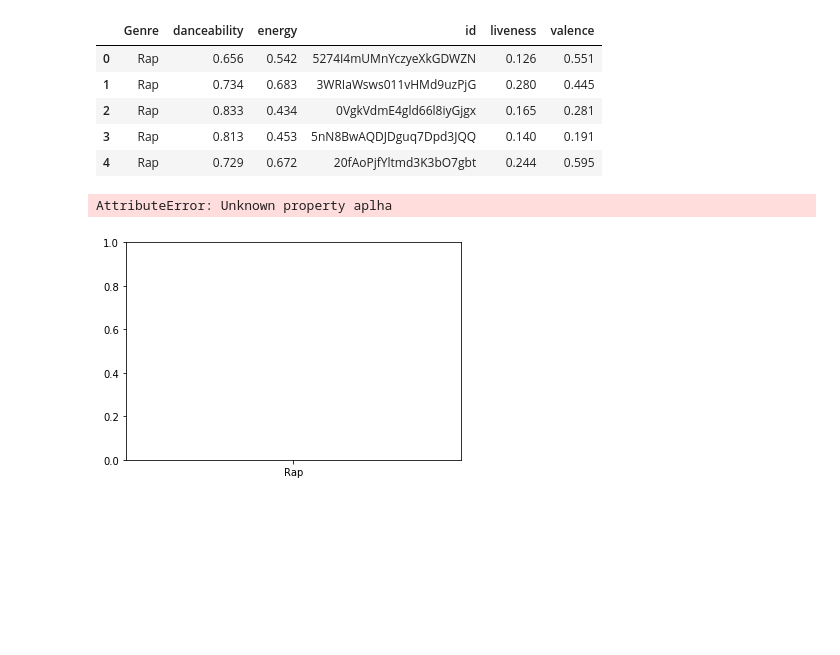
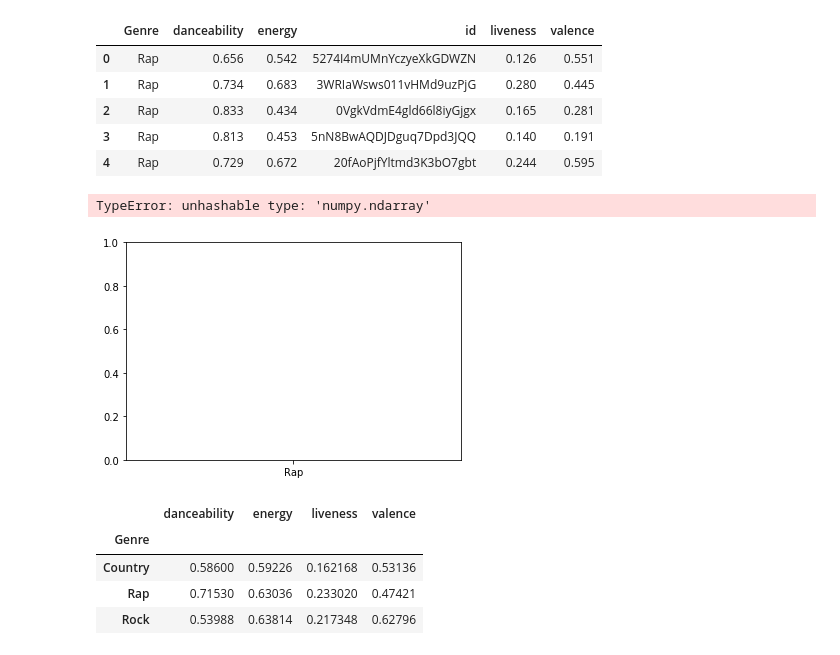
Before and after one commit to ESHORT1834/Spotify-Project, a Jupyter notebook: Merged/Team.ipynb, the cells around one changed output. Cells and saved outputs as stored; diff of their text form; code cells hidden in the pictures; blank space fills up the shorter version.

```diff
--- a/Merged/Team.ipynb
+++ b/Merged/Team.ipynb
@@ -291,10 +291,35 @@ rock_dance = music_df.loc['Genre':'Rock',"danceability"]
 
 #colors = {'Rap':'red', 'Country':'blue', 'Rock':'green'}
 #dance.hist(rap_dance, country_dance, rock_dance, label=['Genre'], color=colors, alpha=0.5, bins=30)
-x_axis = music_df["Genre"]
-y_axis = music_df['danceability'].mean()
-plt.bar(x_axis, y_axis, aplha=0.5,  align="center")
+# created a list with the straight brackets. Created a loop to everything in the list and to kick out the index
+
+y_group = music_df.groupby(['Genre'])
+# x_group =
+# dance = y_group.mean()['danceability']
+# x = y_group.mean()['Genre']
+# dance = [i for i in dance]
+x_axis = [i for i in music_df["Genre"]]
+y_axis = [i for i in y_group['danceability']]
+colors = ['black', 'yellow', 'red']
+plt.bar(x_axis, bottom=y_axis, height=y_axis, color=colors)
+# dance
+# y_group.describe()
+# x
+# y_group.mean().columns
+# y_axis
+# x_axis
+# dance
 #plt.legend(loc='upper right')
+# plt.bar(x=y_axis, height=x_axis, color=colors)
 # %% [output]
-AttributeError: Unknown property aplha
+TypeError: unhashable type: 'numpy.ndarray'
 [figure]
+# %%
+y_group = music_df.groupby(['Genre'])
+y_group.mean()
+# %% [output]
+|  | danceability | energy | liveness | valence |
+| Genre |  |  |  |  |
+| Country | 0.58600 | 0.59226 | 0.162168 | 0.53136 |
+| Rap | 0.71530 | 0.63036 | 0.233020 | 0.47421 |
+| Rock | 0.53988 | 0.63814 | 0.217348 | 0.62796 |
```
